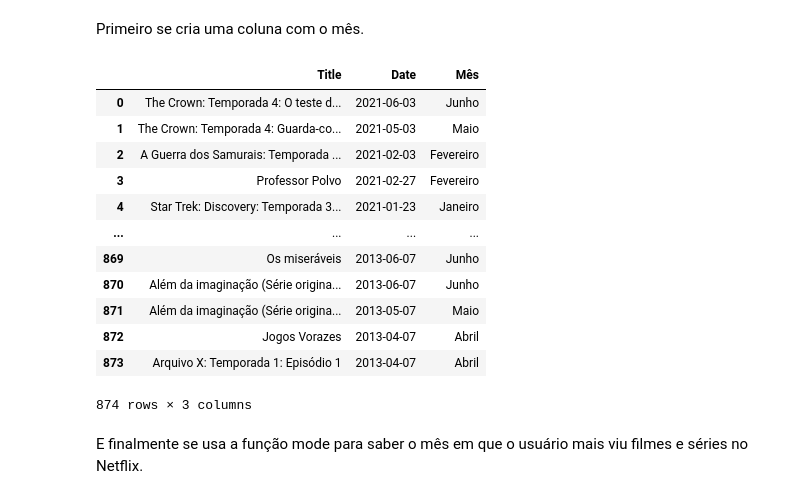
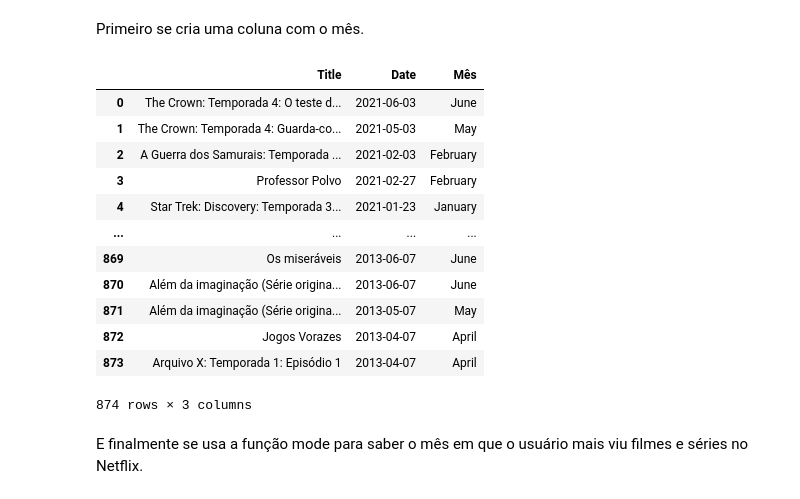
Before and after one commit to rnwatanabe/BasesComputacionais2021, a Jupyter notebook: aula5/Estatistica.ipynb, the cells around one changed output. Drawn from its saved outputs; the diff is of its cells as text; code cells hidden in the pictures.

```diff
--- a/aula5/Estatistica.ipynb
+++ b/aula5/Estatistica.ipynb
@@ -246,21 +239,21 @@ netflix
 Primeiro se cria uma coluna com o mês.
 # %%
 netflix['Date']=pd.to_datetime(netflix['Date'])
-netflix['Mês'] = netflix['Date'].dt.month_name(locale='pt_BR.utf8')
+netflix['Mês'] = netflix['Date'].dt.month_name()
 netflix
 # %% [output]
 |  | Title | Date | Mês |
-| 0 | The Crown: Temporada 4: O teste d... | 2021-06-03 | Junho |
-| 1 | The Crown: Temporada 4: Guarda-co... | 2021-05-03 | Maio |
-| 2 | A Guerra dos Samurais: Temporada ... | 2021-02-03 | Fevereiro |
-| 3 | Professor Polvo | 2021-02-27 | Fevereiro |
-| 4 | Star Trek: Discovery: Temporada 3... | 2021-01-23 | Janeiro |
+| 0 | The Crown: Temporada 4: O teste d... | 2021-06-03 | June |
+| 1 | The Crown: Temporada 4: Guarda-co... | 2021-05-03 | May |
+| 2 | A Guerra dos Samurais: Temporada ... | 2021-02-03 | February |
+| 3 | Professor Polvo | 2021-02-27 | February |
+| 4 | Star Trek: Discovery: Temporada 3... | 2021-01-23 | January |
 | ... | ... | ... | ... |
-| 869 | Os miseráveis | 2013-06-07 | Junho |
-| 870 | Além da imaginação (Série origina... | 2013-06-07 | Junho |
-| 871 | Além da imaginação (Série origina... | 2013-05-07 | Maio |
-| 872 | Jogos Vorazes | 2013-04-07 | Abril |
-| 873 | Arquivo X: Temporada 1: Episódio 1 | 2013-04-07 | Abril |
+| 869 | Os miseráveis | 2013-06-07 | June |
+| 870 | Além da imaginação (Série origina... | 2013-06-07 | June |
+| 871 | Além da imaginação (Série origina... | 2013-05-07 | May |
+| 872 | Jogos Vorazes | 2013-04-07 | April |
+| 873 | Arquivo X: Temporada 1: Episódio 1 | 2013-04-07 | April |
 874 rows × 3 columns
 # %% [markdown]
 E finalmente se usa a função mode para saber o mês em que o usuário mais viu filmes e  séries no Netflix.
```
Also changed, not shown: parts of 27 cells of this notebook.
